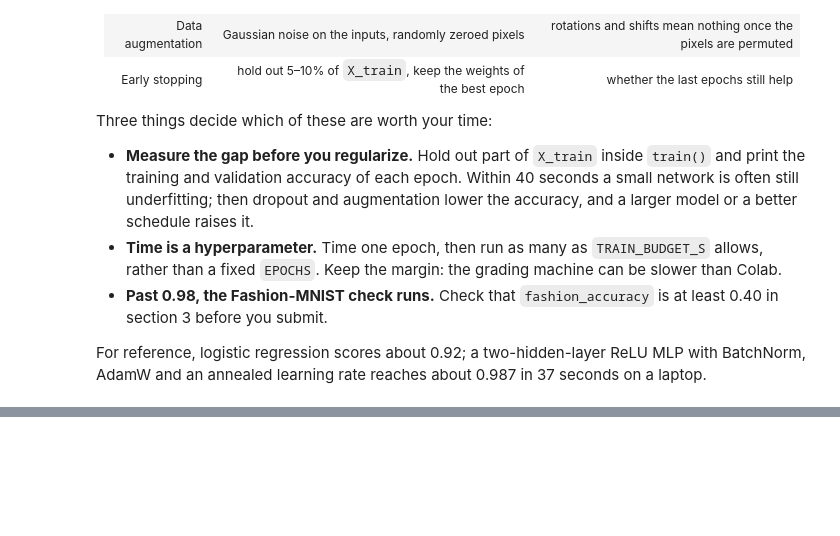
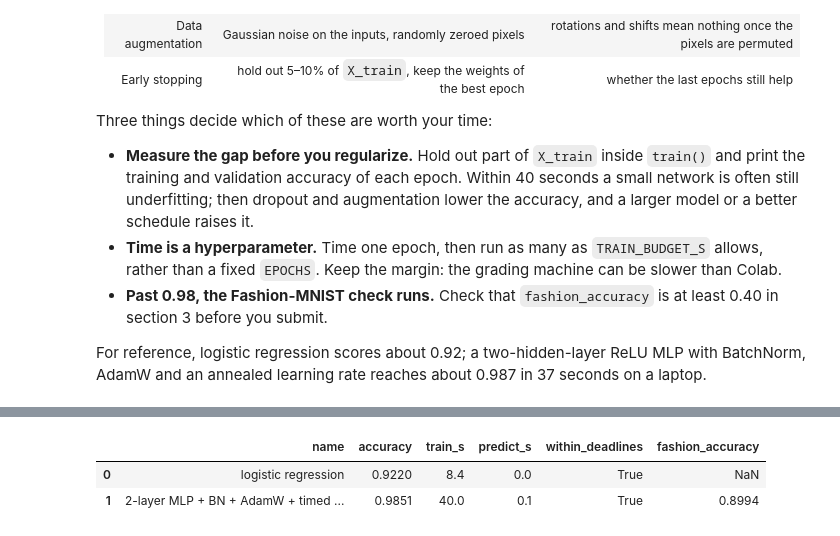
Before and after one commit to hanshunyi0-cyber/mlp-s4-case-study, a Jupyter notebook: website/public/modules/ms2a-machine-learning-practice/challenges/mlp-s4-building-blocks.ipynb, the cells around one changed output, grey strips where cells are left out. Saved outputs shown, nothing was run; the diff lists cells and outputs as text; code cells hidden in the pictures; blank space fills up the shorter version.

```diff
--- a/website/public/modules/ms2a-machine-learning-practice/challenges/mlp-s4-building-blocks.ipynb
+++ b/website/public/modules/ms2a-machine-learning-practice/challenges/mlp-s4-building-blocks.ipynb
@@ -282,0 +390,8 @@ seconds on a laptop.
+# %%
+# Section 3 already keeps previous results in RESULTS, so this row can be
+# compared directly with the logistic-regression baseline.
+evaluate_agent("2-layer MLP + BN + AdamW + timed cosine")
+# %% [output]
+|  | name | accuracy | train_s | predict_s | within_deadlines | fashion_accuracy |
+| 0 | logistic regression | 0.9220 | 8.4 | 0.0 | True | NaN |
+| 1 | 2-layer MLP + BN + AdamW + timed ... | 0.9851 | 40.0 | 0.1 | True | 0.8994 |
```
Also changed, not shown: parts of 4 cells of this notebook.
